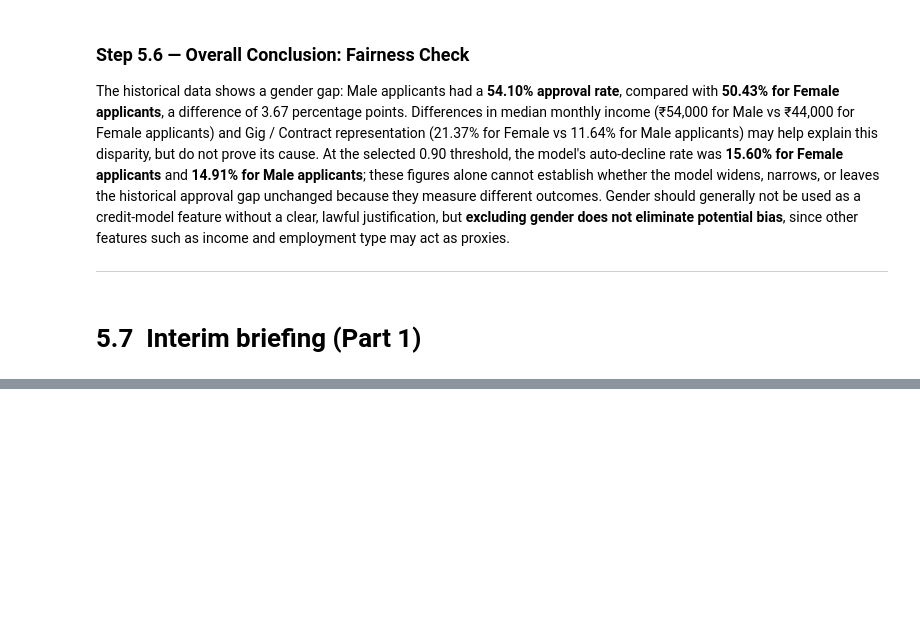
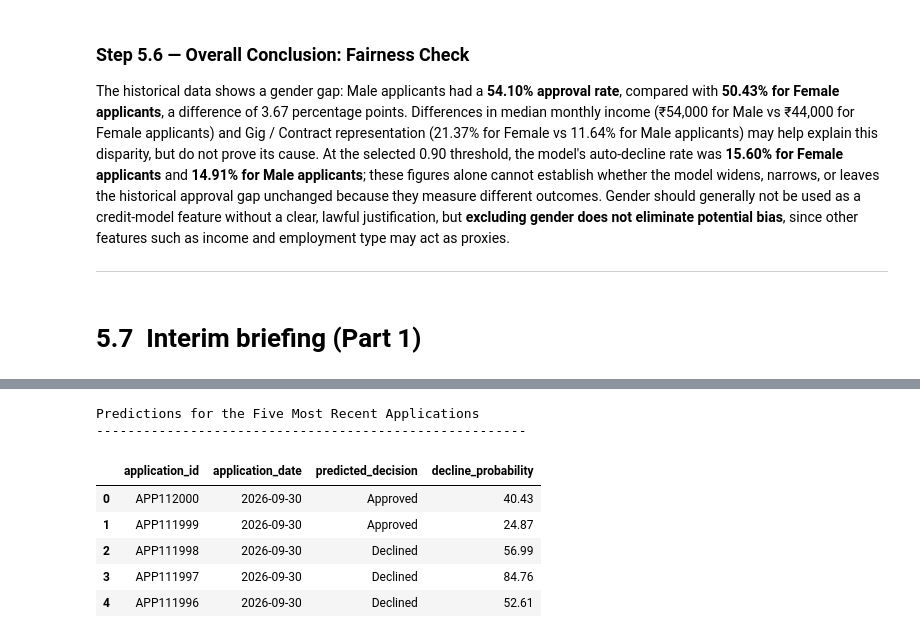
Before and after one commit to rameshworkmail111-stack/Mini_UseCase_02_Credit_Pre-Screening_Engine, a Jupyter notebook: VALLE_RAMESH_MUC02_Path3_Notebook.ipynb, the cells around one changed output, grey strips where cells are left out. Cells and saved outputs as stored; diff of their text form; code cells hidden in the pictures; blank space fills up the shorter version.

```diff
--- a/VALLE.RAMESH_MUC02_Path3_Notebook.ipynb
+++ b/VALLE_RAMESH_MUC02_Path3_Notebook.ipynb
@@ -3080,0 +3373,70 @@ The Logistic Regression model's recommended auto-decline threshold is **0.90**,
+# %%
+# Step 5.8.6 — Score the Five Most Recent Applications
+
+import numpy as np
+import pandas as pd
+
+# Step 1: Prepare the application date and numeric application ID.
+latest_five = df.copy()
+
+latest_five["_parsed_date"] = pd.to_datetime(
+    latest_five["application_date"],
+    errors="coerce"
+)
+
+latest_five["_application_number"] = pd.to_numeric(
+    latest_five["application_id"].astype(str).str.extract(r"(\d+)$")[0],
+    errors="coerce"
+)
+
+# Step 2: Select the five most recent applications.
+latest_five = (
+    latest_five
+    .sort_values(
+        by=["_parsed_date", "_application_number"],
+        ascending=[False, False]
+    )
+    .head(5)
+    .copy()
+)
+
+# Step 3: Extract raw input features for the pipeline.
+X_latest_raw = latest_five[raw_feature_columns].copy()
+
+# Step 4: Generate predicted decisions and probabilities.
+predicted_classes = credit_pipeline.predict(X_latest_raw)
+probabilities = credit_pipeline.predict_proba(X_latest_raw)
+
+# Step 5: Identify the probability column for class 1 (Declined).
+declined_column = list(
+    credit_pipeline.named_steps["classifier"].classes_
+).index(1)
+
+# Step 6: Display application-level predictions.
+results = latest_five[
+    ["application_id", "application_date"]
+].copy()
+
+results["predicted_decision"] = np.where(
+    predicted_classes == 1,
+    "Declined",
+    "Approved"
+)
+
+results["decline_probability"] = (
+    probabilities[:, declined_column] * 100
+).round(2)
+
+print("Predictions for the Five Most Recent Applications")
+print("-" * 55)
+
+display(results.reset_index(drop=True))
+# %% [output]
+Predictions for the Five Most Recent Applications
+-------------------------------------------------------
+|  | application_id | application_date | predicted_decision | decline_probability |
+| 0 | APP112000 | 2026-09-30 | Approved | 40.43 |
+| 1 | APP111999 | 2026-09-30 | Approved | 24.87 |
+| 2 | APP111998 | 2026-09-30 | Declined | 56.99 |
+| 3 | APP111997 | 2026-09-30 | Declined | 84.76 |
+| 4 | APP111996 | 2026-09-30 | Declined | 52.61 |
```
Also changed, not shown: parts of 43 cells of this notebook, 1 other file.
